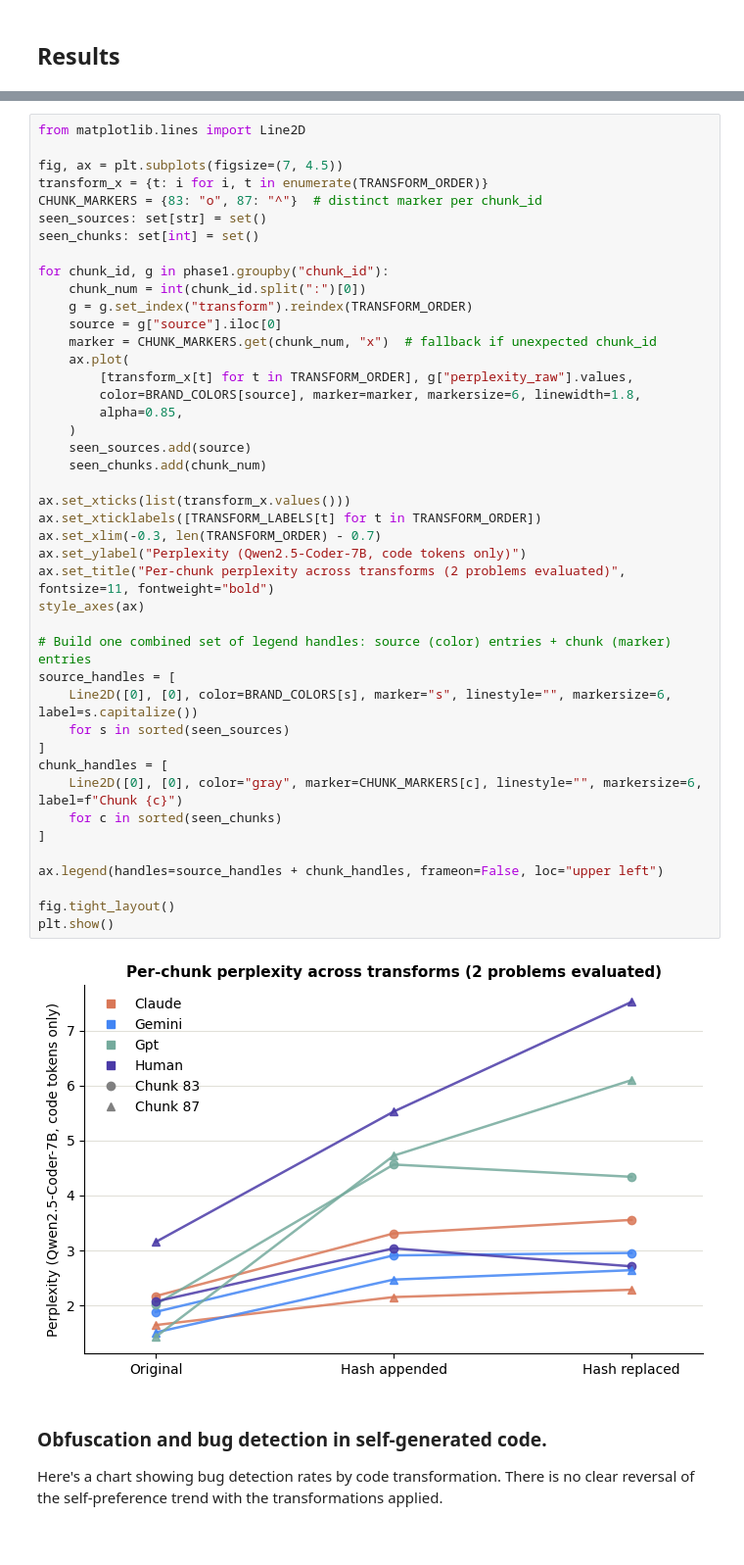
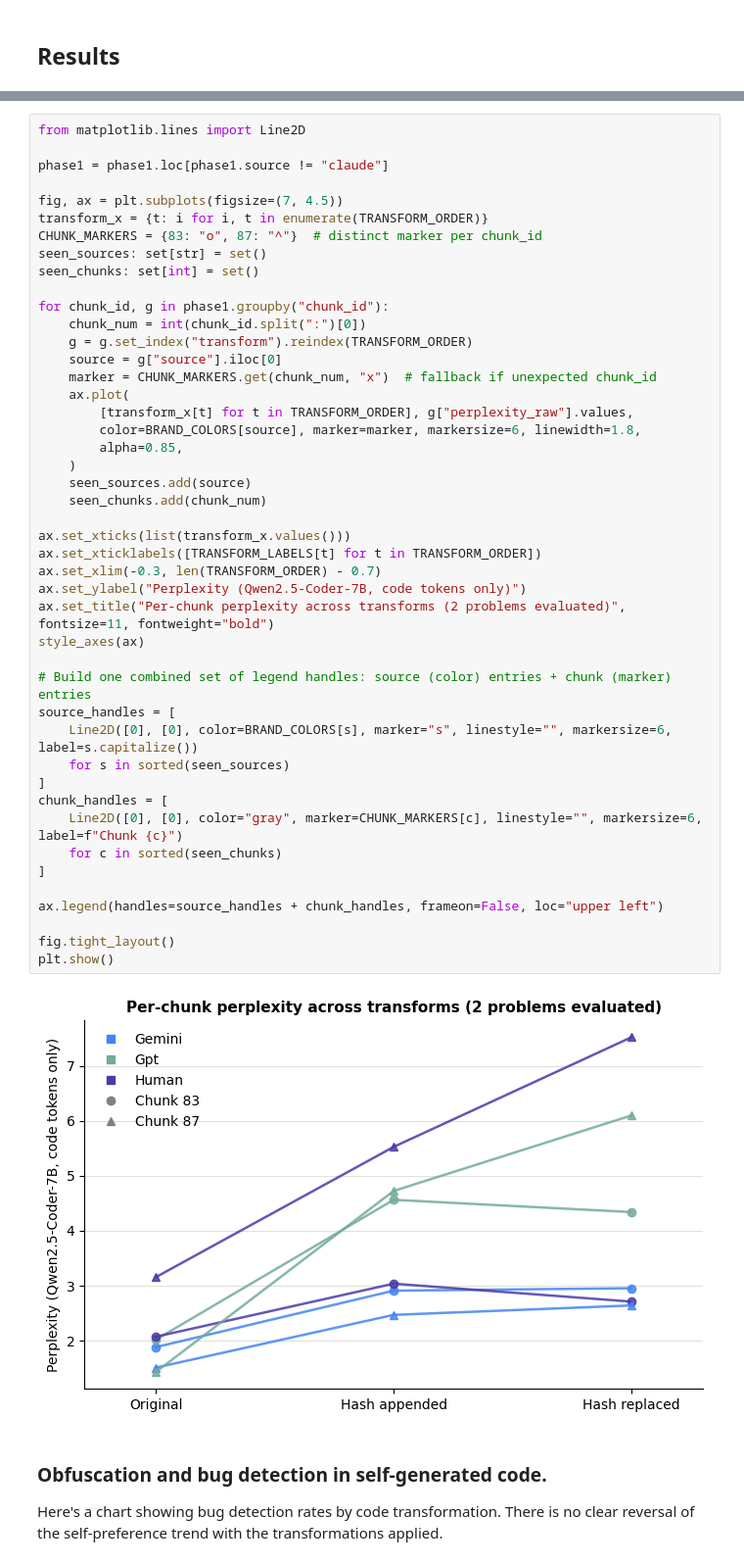
Before and after one commit to clementzach/blog_posts, a Jupyter notebook: variable_obfuscation_self_preference.ipynb, the cells around one changed output, grey strips where cells are left out. Shown at 98% size. Drawn from its saved outputs; the diff is of its cells as text.

```diff
--- a/variable_obfuscation_self_preference.ipynb
+++ b/variable_obfuscation_self_preference.ipynb
@@ -203,5 +207,7 @@ Note that the sample size here is pretty small; I haven't quite talked myself in
 # %%
 from matplotlib.lines import Line2D
+
+phase1 = phase1.loc[phase1.source != "claude"]
 
 fig, ax = plt.subplots(figsize=(7, 4.5))
 transform_x = {t: i for i, t in enumerate(TRANSFORM_ORDER)}
@@ -217,34 +223,34 @@ for chunk_id, g in phase1.groupby("chunk_id"):
     ax.plot(
         [transform_x[t] for t in TRANSFORM_ORDER], g["perplexity_raw"].values,
         color=BRAND_COLORS[source], marker=marker, markersize=6, linewidth=1.8,
         alpha=0.85,
     )
     seen_sources.add(source)
     seen_chunks.add(chunk_num)
 
 ax.set_xticks(list(transform_x.values()))
 ax.set_xticklabels([TRANSFORM_LABELS[t] for t in TRANSFORM_ORDER])
 ax.set_xlim(-0.3, len(TRANSFORM_ORDER) - 0.7)
 ax.set_ylabel("Perplexity (Qwen2.5-Coder-7B, code tokens only)")
 ax.set_title("Per-chunk perplexity across transforms (2 problems evaluated)", fontsize=11, fontweight="bold")
 style_axes(ax)
 
 # Build one combined set of legend handles: source (color) entries + chunk (marker) entries
 source_handles = [
     Line2D([0], [0], color=BRAND_COLORS[s], marker="s", linestyle="", markersize=6, label=s.capitalize())
     for s in sorted(seen_sources)
 ]
 chunk_handles = [
     Line2D([0], [0], color="gray", marker=CHUNK_MARKERS[c], linestyle="", markersize=6, label=f"Chunk {c}")
     for c in sorted(seen_chunks)
 ]
 
 ax.legend(handles=source_handles + chunk_handles, frameon=False, loc="upper left")
 
 fig.tight_layout()
 plt.show()
 # %% [output]
-[figure, old version]
+[figure, new version]
 # %% [markdown]
 ### Obfuscation and bug detection in self-generated code.
 
```
Also changed, not shown: parts of 22 cells of this notebook.
